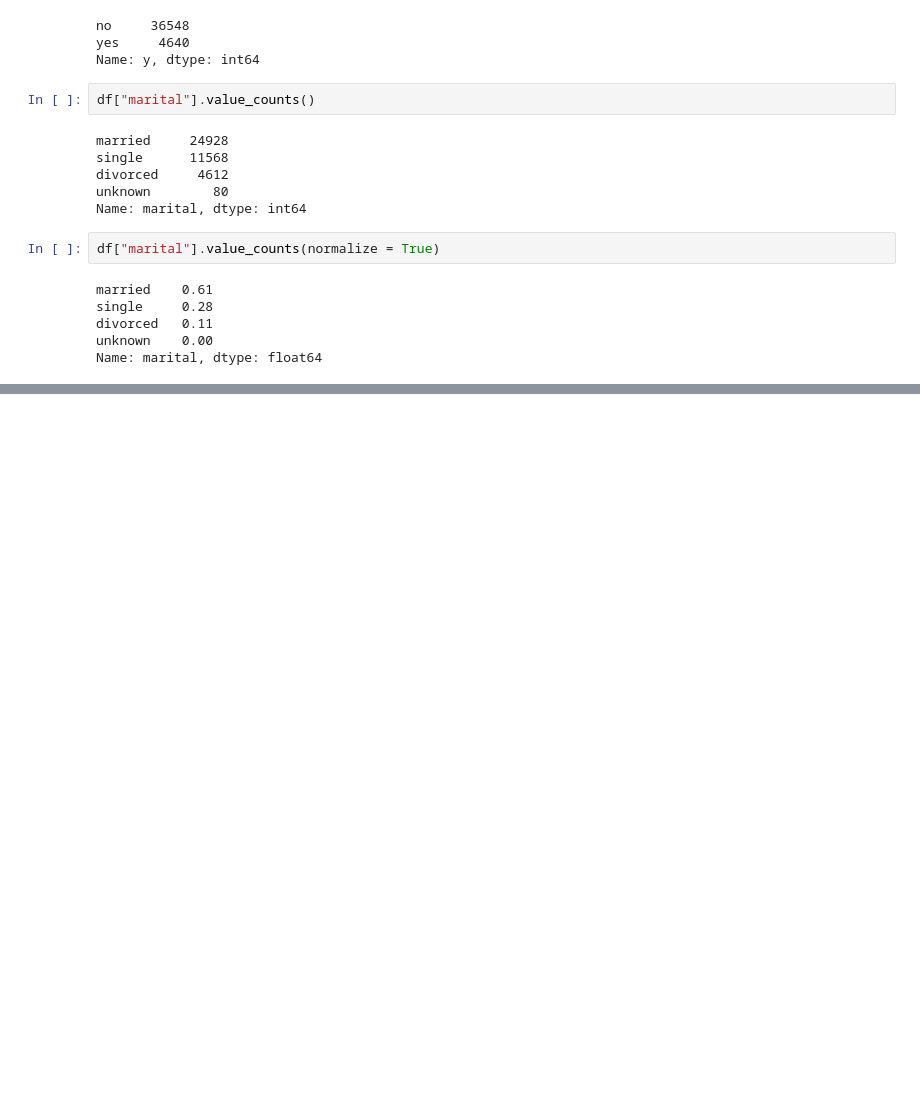
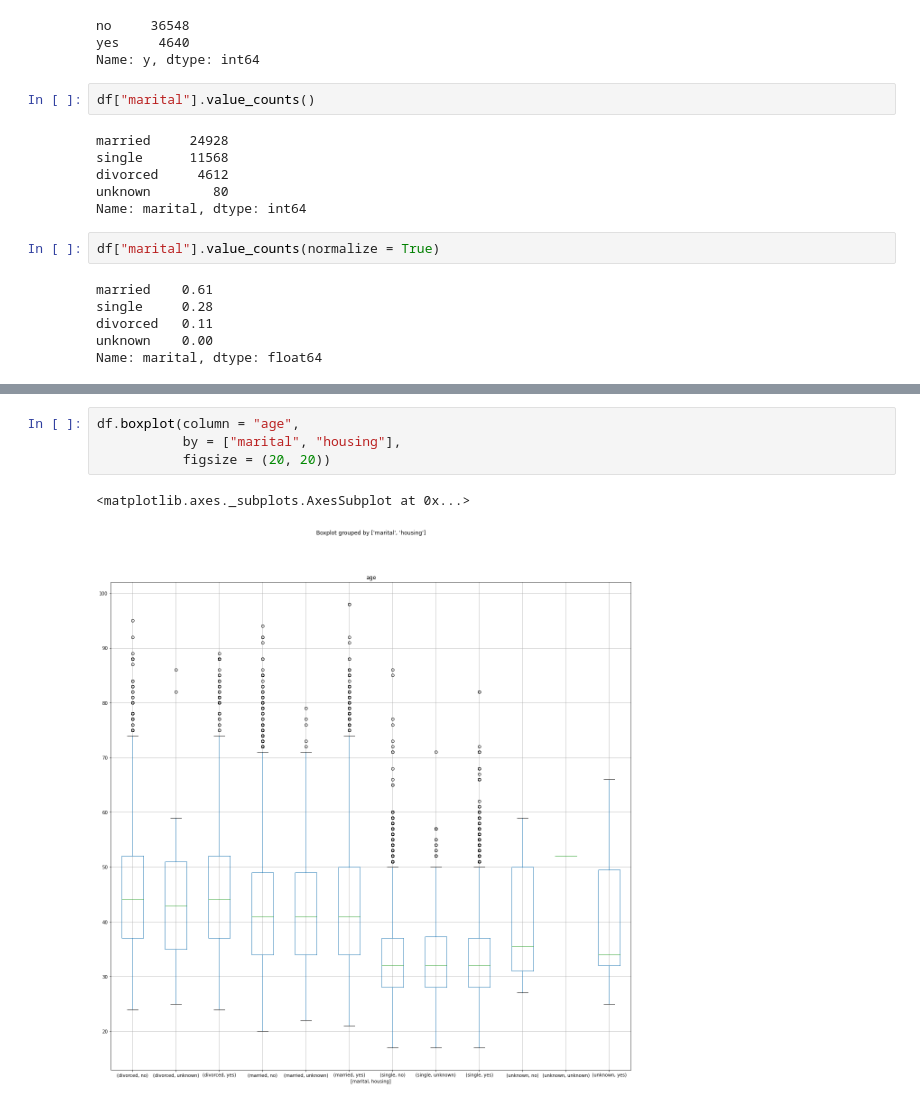
Before and after one commit to jayshah19/EDA_Banking, a Jupyter notebook: EDA_Banking.ipynb, the cells around one changed output, grey strips where cells are left out. Drawn from its saved outputs; the diff is of its cells as text; blank space fills up the shorter version.

```diff
--- a/EDA_Banking.ipynb
+++ b/EDA_Banking.ipynb
@@ -128,0 +269,7 @@ Name: marital, dtype: float64
+# %%
+df.boxplot(column = "age",
+           by = ["marital", "housing"],
+           figsize = (20, 20))
+# %% [output]
+<matplotlib.axes._subplots.AxesSubplot at 0x...>
+[figure, added]
```
Also changed, not shown: parts of 17 cells of this notebook.
